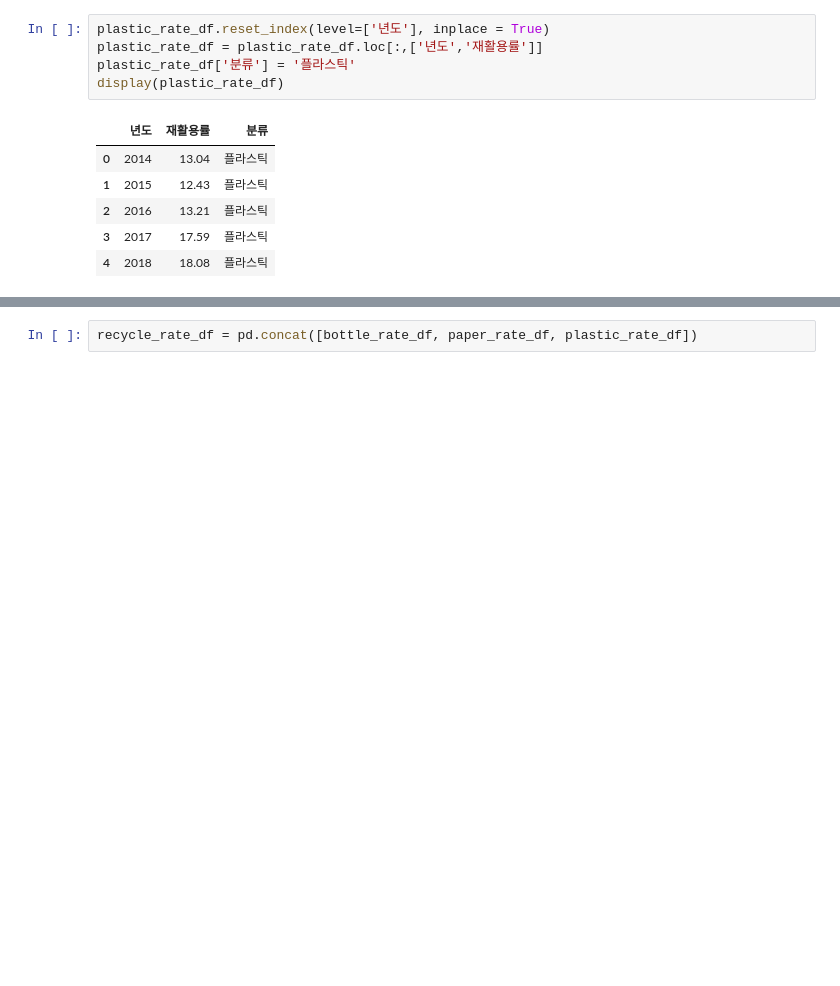
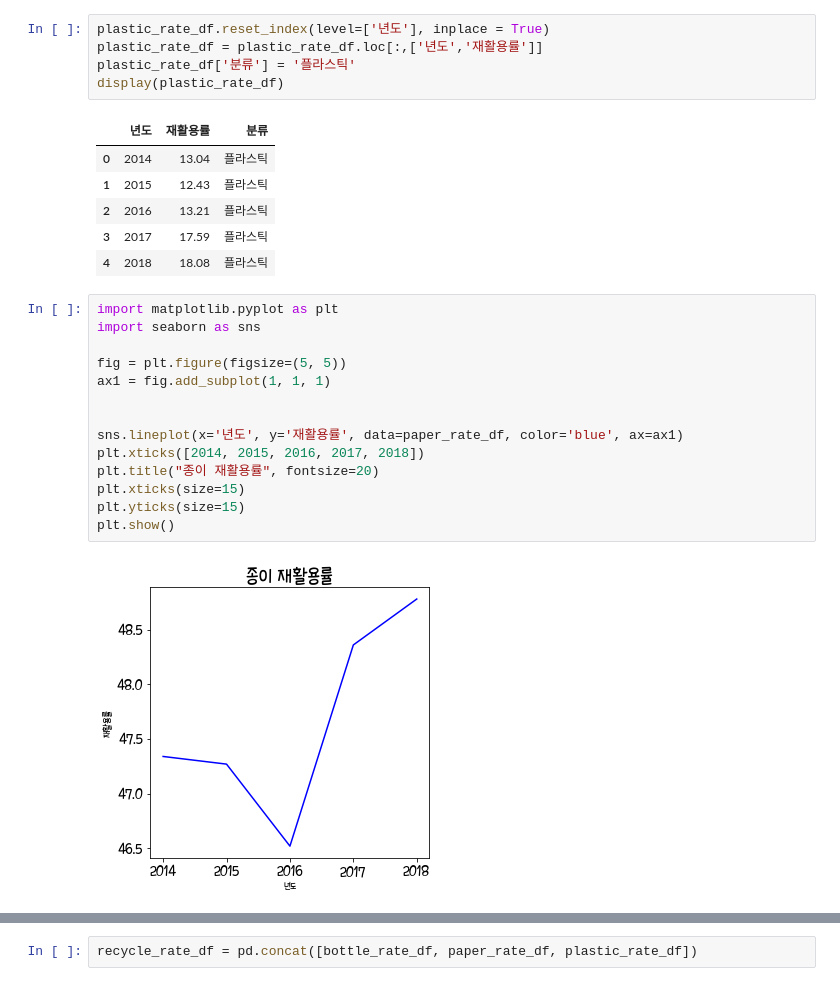
Before and after one commit to Joonhong-Park/final-project-bigdata, a Jupyter notebook: analysis.ipynb, the cells around one changed output, grey strips where cells are left out. Saved outputs shown, nothing was run; the diff lists cells and outputs as text; blank space fills up the shorter version.

```diff
--- a/analysis.ipynb
+++ b/analysis.ipynb
@@ -284,3 +284,19 @@ display(plastic_rate_df)
 | 2 | 2016 | 13.21 | 플라스틱 |
 | 3 | 2017 | 17.59 | 플라스틱 |
 | 4 | 2018 | 18.08 | 플라스틱 |
+# %%
+import matplotlib.pyplot as plt
+import seaborn as sns
+
+fig = plt.figure(figsize=(5, 5))
+ax1 = fig.add_subplot(1, 1, 1)
+
+
+sns.lineplot(x='년도', y='재활용률', data=paper_rate_df, color='blue', ax=ax1)
+plt.xticks([2014, 2015, 2016, 2017, 2018])
+plt.title("종이 재활용률", fontsize=20)
+plt.xticks(size=15)
+plt.yticks(size=15)
+plt.show()
+# %% [output]
+[figure, added]
```
Also changed, not shown: parts of 5 cells of this notebook, 29 other files.
